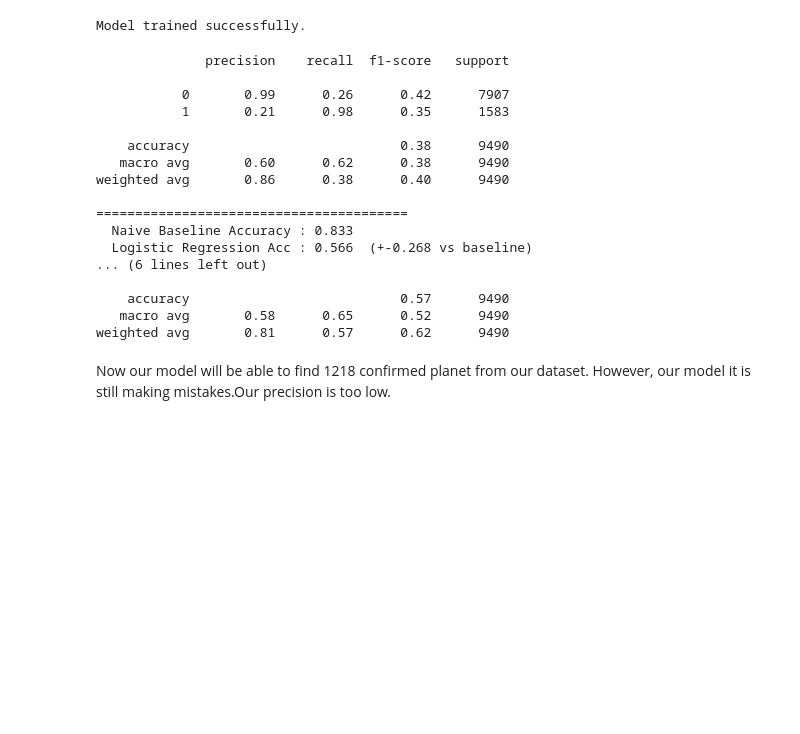
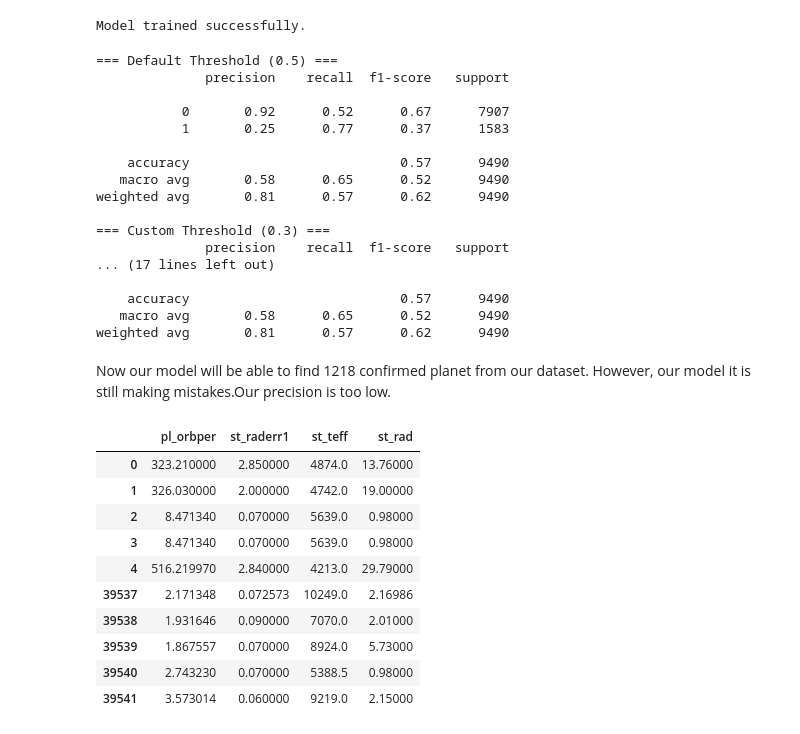
Before and after one commit to minaE1-web/exoplanet-aimodel, a Jupyter notebook: finalModel.ipynb, the cells around one changed output. Cells and saved outputs as stored; diff of their text form; code cells hidden in the pictures; blank space fills up the shorter version.

Commit message:
fixed incorrect labels, trained and test model with low accuracy but solid ROC

```diff
--- a/finalModel.ipynb
+++ b/finalModel.ipynb
@@ -315,6 +331,10 @@ y_pred  = log_reg.predict(X_test_scaled)
 y_proba = log_reg.predict_proba(X_test_scaled)[:, 1]
 y_pred_custom = (y_proba >= 0.3).astype(int)
 
+print("=== Default Threshold (0.5) ===")
+print(classification_report(y_test, y_pred))
+
+print("=== Custom Threshold (0.3) ===")
 print(classification_report(y_test, y_pred_custom))
 acc = accuracy_score(y_test, y_pred)
 auc = roc_auc_score(y_test, y_proba)
@@ -324,24 +344,24 @@ print(f"  Naive Baseline Accuracy : {naive_accuracy:.3f}")
 print(f"  Logistic Regression Acc : {acc:.3f}  (+{acc - naive_accuracy:.3f} vs baseline)")
 print(f"  ROC-AUC Score           : {auc:.3f}")
 print("=" * 40)
-print(classification_report(y_test, y_pred, target_names=["Unconfirmed", "Confirmed"]))
+print(classification_report(y_test, y_pred, target_names=["Confirmed", "Unconfirmed"]))
 # %% [output]
+=== Default Threshold (0.5) ===
               precision    recall  f1-score   support
 
-           0       0.99      0.26      0.42      7907
-           1       0.21      0.98      0.35      1583
-
-    accuracy                           0.38      9490
-   macro avg       0.60      0.62      0.38      9490
-weighted avg       0.86      0.38      0.40      9490
-
-========================================
-  Naive Baseline Accuracy : 0.833
-  Logistic Regression Acc : 0.566  (+-0.268 vs baseline)
-... (6 lines left out)
+           0       0.92      0.52      0.67      7907
+           1       0.25      0.77      0.37      1583
 
     accuracy                           0.57      9490
    macro avg       0.58      0.65      0.52      9490
 weighted avg       0.81      0.57      0.62      9490
+
+=== Custom Threshold (0.3) ===
+              precision    recall  f1-score   support
+... (17 lines left out)
+
+    accuracy                           0.57      9490
+   macro avg       0.58      0.65      0.52      9490
+weighted avg       0.81      0.57      0.62      9490
 # %% [markdown]
 Now our model will be able to find 1218 confirmed planet from our dataset. However, our model it is still making mistakes.Our precision is too low.
@@ -347,0 +370,20 @@ Now our model will be able to find 1218 confirmed planet from our dataset. Howev
+# %%
+#We have a total number of planets: 47450
+len(df_clean)
+#how many are confirmed and unconfirmed, 0=confirmed,1=unconfirmed
+df_clean["label"].value_counts()
+df_clean["label"].value_counts(normalize=True)
+df_clean.groupby("label").head(5)
+df_clean.groupby("label")[FEATURES].head(5)
+# %% [output]
+|  | pl_orbper | st_raderr1 | st_teff | st_rad |
+| 0 | 323.210000 | 2.850000 | 4874.0 | 13.76000 |
+| 1 | 326.030000 | 2.000000 | 4742.0 | 19.00000 |
+| 2 | 8.471340 | 0.070000 | 5639.0 | 0.98000 |
+| 3 | 8.471340 | 0.070000 | 5639.0 | 0.98000 |
+| 4 | 516.219970 | 2.840000 | 4213.0 | 29.79000 |
+| 39537 | 2.171348 | 0.072573 | 10249.0 | 2.16986 |
+| 39538 | 1.931646 | 0.090000 | 7070.0 | 2.01000 |
+| 39539 | 1.867557 | 0.070000 | 8924.0 | 5.73000 |
+| 39540 | 2.743230 | 0.070000 | 5388.5 | 0.98000 |
+| 39541 | 3.573014 | 0.060000 | 9219.0 | 2.15000 |
```
Also changed, not shown: parts of 8 cells of this notebook.
